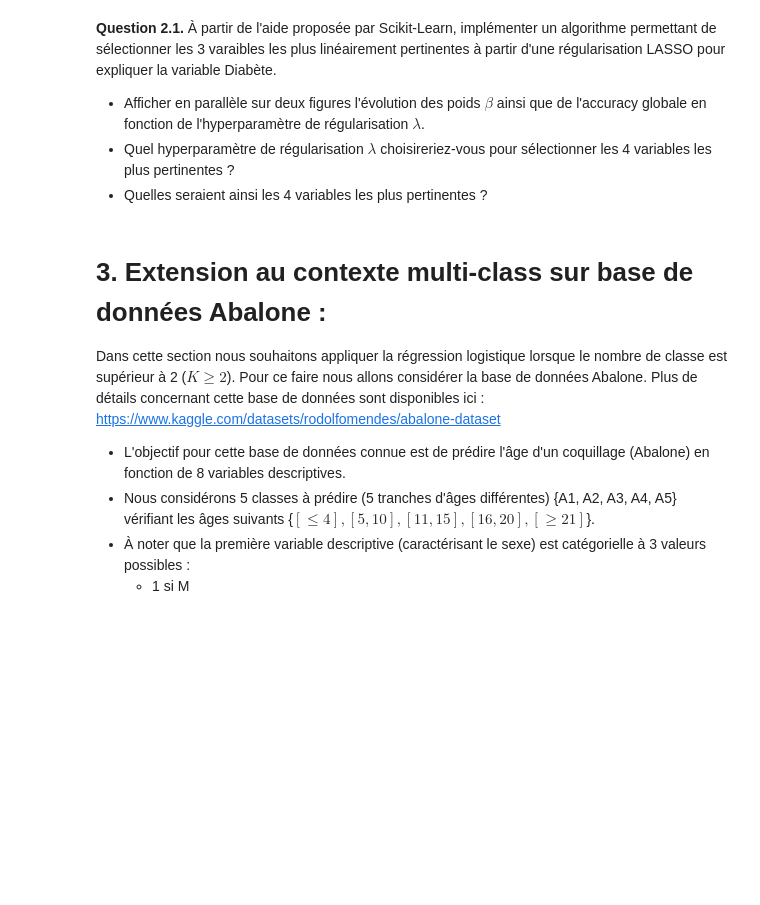
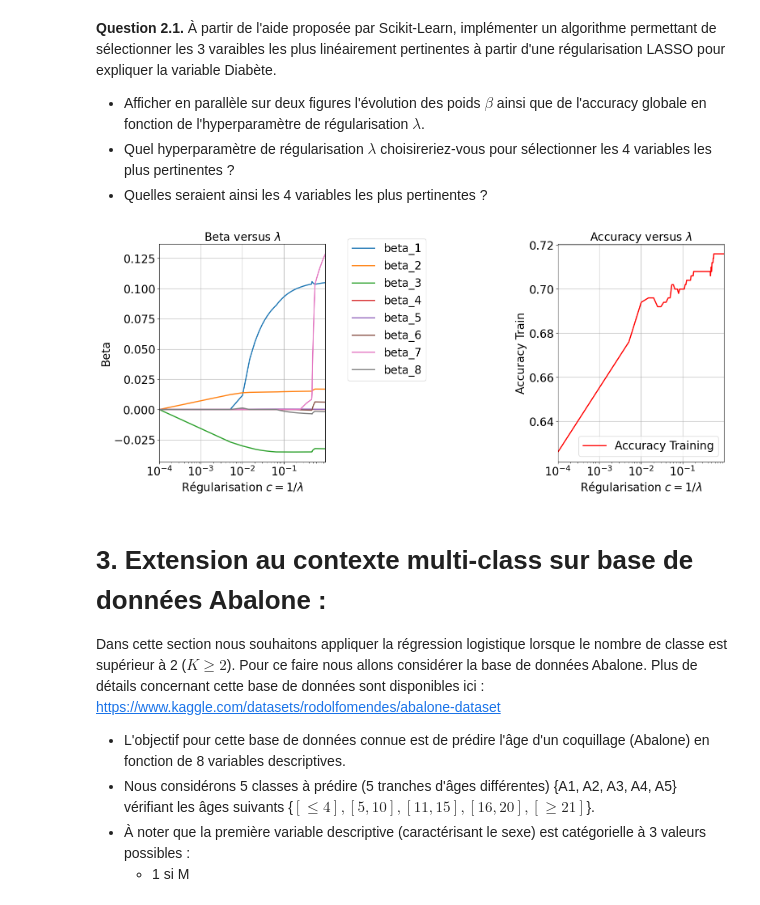
Before and after one commit to lorenzomazzante/ML01, a Jupyter notebook: TD8.ipynb, the cells around one changed output. Saved outputs shown, nothing was run; the diff lists cells and outputs as text; code cells hidden in the pictures; blank space fills up the shorter version.

```diff
--- a/TD8.ipynb
+++ b/TD8.ipynb
@@ -61,3 +61,7 @@ np.unique(YR) = [0 1]
 # %%
 # RÉPONSE À LA QUESTION 1.1:
 Xtrain,Xtest,Ytrain,Ytest = train_test_split(X,YR, train_size=500, random_state=15, shuffle=True)
+nTrain = Xtrain.shape[0]
+nTest = Xtest.shape[0]
+print('nTrain =', nTrain)
+print('nTest =', nTest)
@@ -146,15 +153,53 @@ Le code ci-dessous permet d'importer la base de données Diabete_UCI.
 np.random.seed(407)
 
 step = 0.005
-stock_lambda = np.arange(0.0001,1,step)
+stock_lambda = np.arange(0.0001, 1, step)
 nb_lambda = stock_lambda.shape[0]
 stock_beta = np.zeros((nb_lambda,d))
-stock_average_risk_train = np.zeros(nb_lambda)
+stock_average_risk_Train = np.zeros(nb_lambda)
 
 l = 0
 
-for lambda in stock_lambda:
-    model = LogisticRegression(penalty='l1', C=1:/lambda, solver='liblinear')
+for lmbda in stock_lambda:
+    LR_model = LogisticRegression(penalty='l1', solver='saga', C=lmbda, max_iter = 10000)
+    LR_model.fit(Xtrain, Ytrain)
+    Yhat = LR_model.predict(Xtrain)
+    stock_average_risk_Train[l] = np.sum(Ytrain==Yhat)/nTrain
+    stock_beta[l] = LR_model.coef_
+
+    l = l+1
+# %%
+fig_select_lambda = plt.figure(figsize=(18,7))
+
+ax1 = fig_select_lambda.add_subplot(1,3,1)
+for j in range(d):
+    labelstring = "beta_"+str(j+1)
+    ax1.plot(stock_lambda, stock_beta[:,j], lw=2, label=labelstring)
+ax1.legend(fontsize=20, bbox_to_anchor=(1.1, 1.05))
+ax1.set_xlabel("Régularisation $ c = 1/ \lambda$",fontsize=20)
+ax1.set_ylabel("Beta",fontsize=20)
+ax1.set_title("Beta versus $\lambda$",fontsize=20)
+ax1.tick_params(axis='x', labelsize=20)
+ax1.tick_params(axis='y', labelsize=20)
+ax1.set_xlim([np.min(stock_lambda),np.max(stock_lambda)])
+ax1.grid()
+ax1.set_xscale('log')
+
+ax2 = fig_select_lambda.add_subplot(1,3,3)
+ax2.plot(stock_lambda, stock_average_risk_Train, lw=2, color='red', label='Accuracy Training')
+ax2.legend(fontsize=20, loc='lower right')
+ax2.set_xlabel("Régularisation $c = 1/ \lambda$",fontsize=20)
+ax2.set_ylabel("Accuracy Train",fontsize=20)
+ax2.set_title("Accuracy versus $\lambda$",fontsize=20)
+ax2.tick_params(axis='x', labelsize=20)
+ax2.tick_params(axis='y', labelsize=20)
+ax2.set_xlim([np.min(stock_lambda),np.max(stock_lambda)])
+ax2.grid()
+ax2.set_xscale('log')
+
+fig_select_lambda.savefig('fig_select_lambda.pdf')
+# %% [output]
+[figure, added]
 # %% [markdown]
 # 3. Extension au contexte multi-class sur base de données Abalone :
 
```
Also changed, not shown: parts of 13 cells of this notebook.
